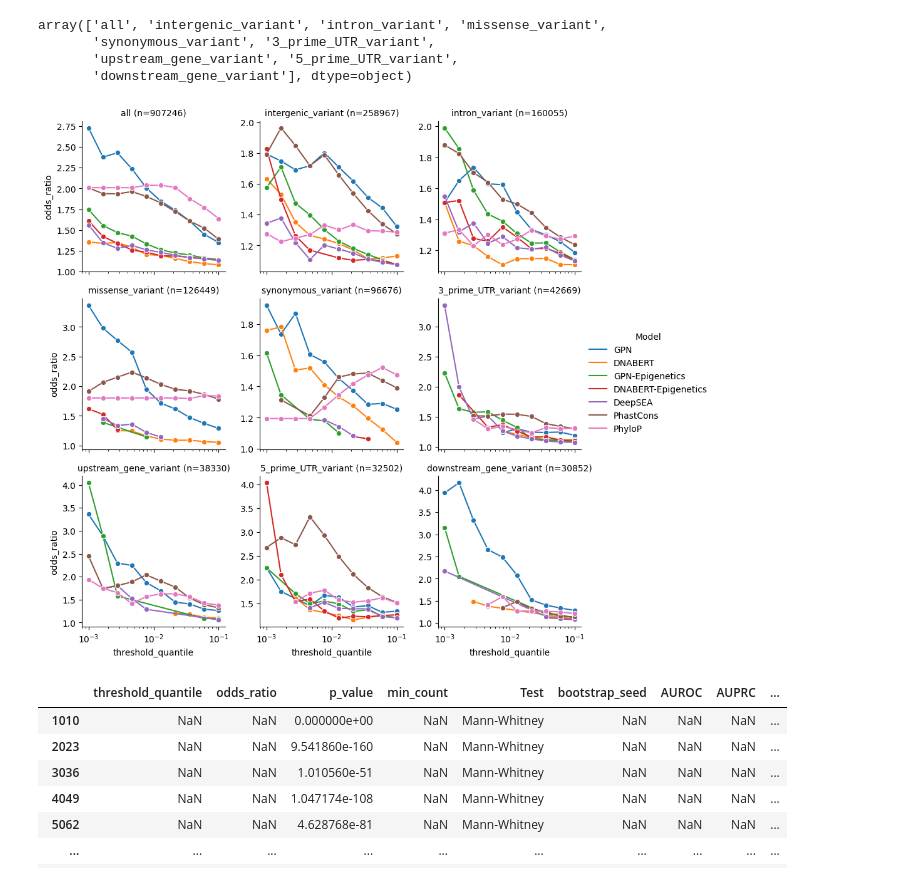
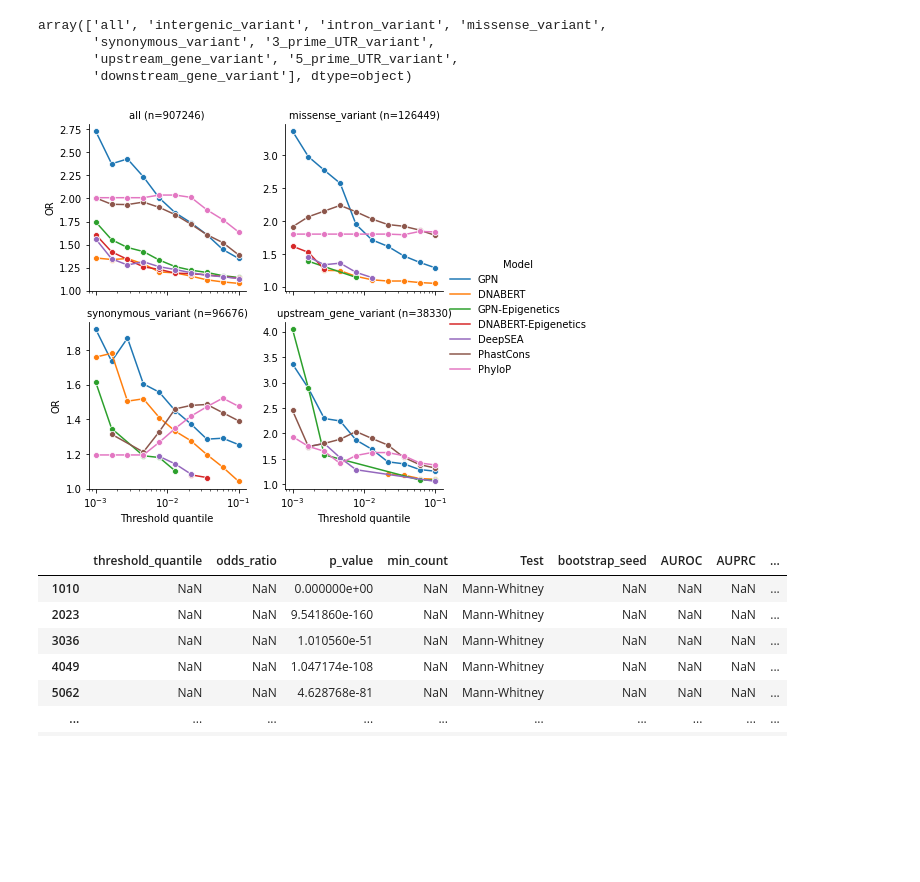
Before and after one commit to songlab-cal/gpn, a Jupyter notebook: analysis/plot_vep.ipynb, the cells around one changed output. Saved outputs shown, nothing was run; the diff lists cells and outputs as text; code cells hidden in the pictures; blank space fills up the shorter version.

Commit message:
Another pass at plots

```diff
--- a/analysis/plot_vep.ipynb
+++ b/analysis/plot_vep.ipynb
@@ -380,3 +380,5 @@ results[(results.odds_ratio==np.inf)]
 | 8304 | 0.001 | inf | 0.001433 | 5.0 | Odds-ratio-bootstrap | 19.0 | NaN | NaN | ... |
 # %%
 #results.to_csv(f"odds_ratios_polished.tsv.gz", sep="\t", index=False)
+results = pd.read_csv("odds_ratios_polished.tsv.gz", sep="\t")
+results
@@ -383,3 +399,5 @@ results[(results.odds_ratio==np.inf)]
+# %%
+results.rename(columns=dict(odds_ratio="OR", threshold_quantile="Threshold quantile"), inplace=True)
 # %%
 results.min_count.min()
 # %% [output]
@@ -409,29 +427,30 @@ categories_sup = [
 # %%
 g = sns.relplot(
     #data=results[(results.Test=="Odds-ratio")&(results.min_count >= 5)],
     #data=results[(results.Test=="Odds-ratio-bootstrap") & (results.Significant)],
-    #data=results[(results.Test=="Odds-ratio") & (results.Significant) & (results.Category.isin(categories_main))],
-    data=results[(results.Test=="Odds-ratio") & (results.Significant)],
-    x="threshold_quantile",
-    y="odds_ratio",
+    data=results[(results.Test=="Odds-ratio") & (results.Significant) & (results.Category.isin(categories_main))],
+    #data=results[(results.Test=="Odds-ratio") & (results.Significant)],
+    x="Threshold quantile",
+    y="OR",
     hue="Model",
     col="category_n",
     #col="Category",
     height=3,
     #aspect=.7,
     kind="line",
     marker="o",
-    col_wrap=3,#2,
+    #col_wrap=3,
+    col_wrap=2,
     facet_kws={'sharey': False, 'sharex': True},
     #err_style="bars",
     #err_style=None,
 )
 g.set_titles(col_template="{col_name}", row_template="{row_name}")
 g.set(xscale='log');
-#plt.savefig("odds_ratios_main.svg", bbox_inches='tight')
-plt.savefig("odds_ratios_sup.pdf", bbox_inches='tight')
+plt.savefig("odds_ratios_main.svg", bbox_inches='tight')
+#plt.savefig("odds_ratios_sup.pdf", bbox_inches='tight')
 # %% [output]
-[figure, old version]
+[figure, new version]
 # %%
 results_mw = results[results.Test=="Mann-Whitney"]
 results_mw
```
Also changed, not shown: parts of 5 cells of this notebook, 2 other files.
